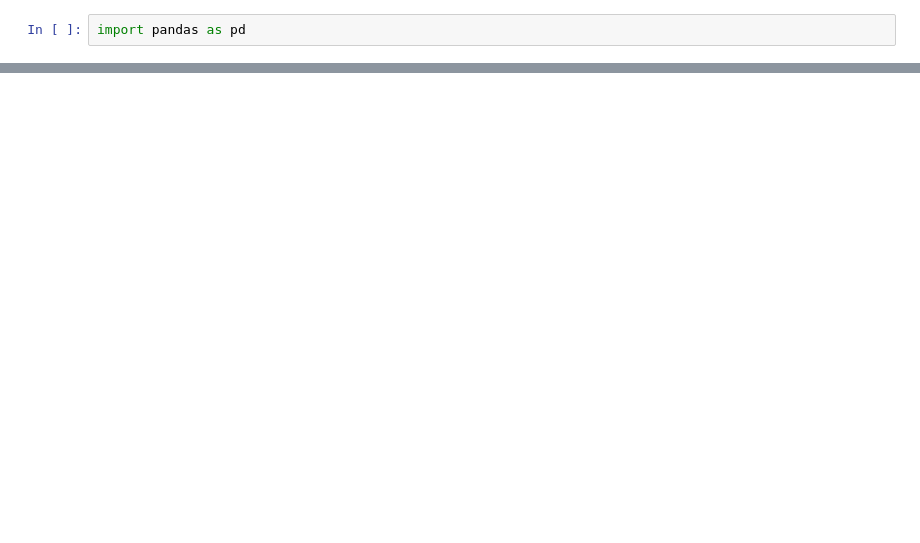
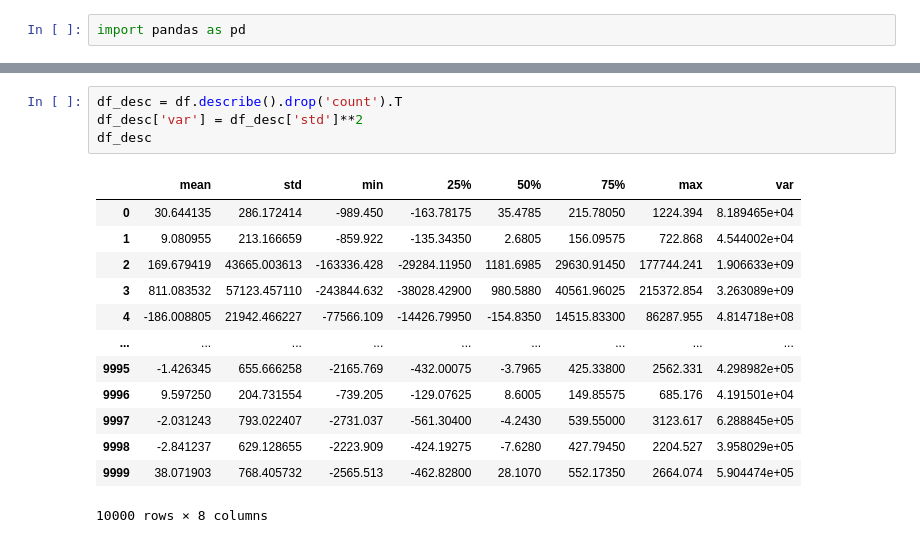
Before and after one commit to Michal287/ML-school-project, a Jupyter notebook: notebooks/clean_data.ipynb, the cells around one changed output, grey strips where cells are left out. Cells and saved outputs as stored; diff of their text form; blank space fills up the shorter version.

```diff
--- a/notebooks/clean_data.ipynb
+++ b/notebooks/clean_data.ipynb
@@ -20,0 +68,18 @@ df.sample(10)
+# %%
+df_desc = df.describe().drop('count').T
+df_desc['var'] = df_desc['std']**2
+df_desc
+# %% [output]
+|  | mean | std | min | 25% | 50% | 75% | max | var |
+| 0 | 30.644135 | 286.172414 | -989.450 | -163.78175 | 35.4785 | 215.78050 | 1224.394 | 8.189465e+04 |
+| 1 | 9.080955 | 213.166659 | -859.922 | -135.34350 | 2.6805 | 156.09575 | 722.868 | 4.544002e+04 |
+| 2 | 169.679419 | 43665.003613 | -163336.428 | -29284.11950 | 1181.6985 | 29630.91450 | 177744.241 | 1.906633e+09 |
+| 3 | 811.083532 | 57123.457110 | -243844.632 | -38028.42900 | 980.5880 | 40561.96025 | 215372.854 | 3.263089e+09 |
+| 4 | -186.008805 | 21942.466227 | -77566.109 | -14426.79950 | -154.8350 | 14515.83300 | 86287.955 | 4.814718e+08 |
+| ... | ... | ... | ... | ... | ... | ... | ... | ... |
+| 9995 | -1.426345 | 655.666258 | -2165.769 | -432.00075 | -3.7965 | 425.33800 | 2562.331 | 4.298982e+05 |
+| 9996 | 9.597250 | 204.731554 | -739.205 | -129.07625 | 8.6005 | 149.85575 | 685.176 | 4.191501e+04 |
+| 9997 | -2.031243 | 793.022407 | -2731.037 | -561.30400 | -4.2430 | 539.55000 | 3123.617 | 6.288845e+05 |
+| 9998 | -2.841237 | 629.128655 | -2223.909 | -424.19275 | -7.6280 | 427.79450 | 2204.527 | 3.958029e+05 |
+| 9999 | 38.071903 | 768.405732 | -2565.513 | -462.82800 | 28.1070 | 552.17350 | 2664.074 | 5.904474e+05 |
+10000 rows × 8 columns
```
Also changed, not shown: parts of 19 cells of this notebook.
